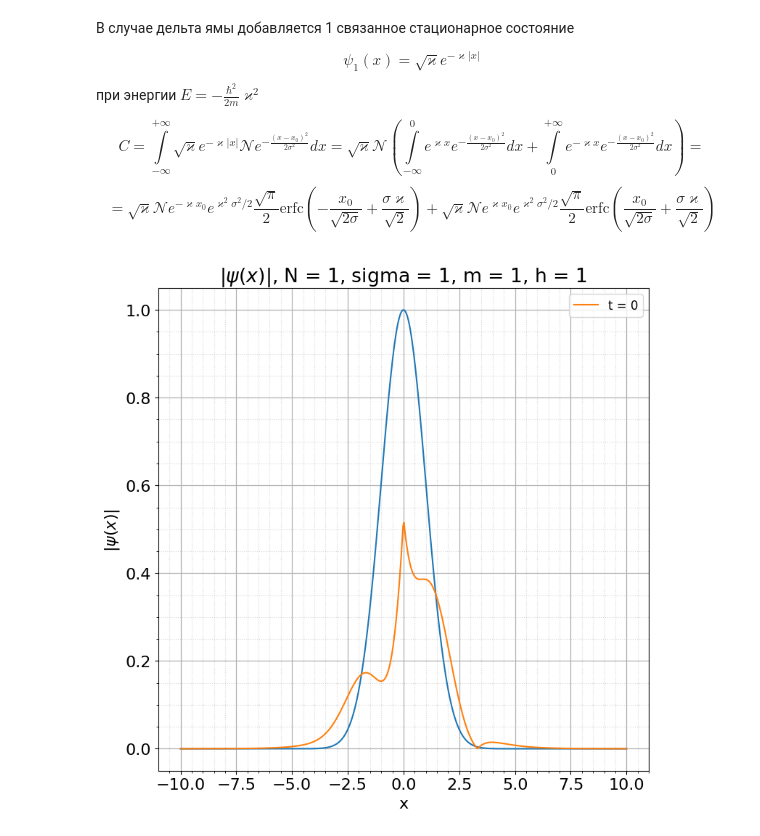
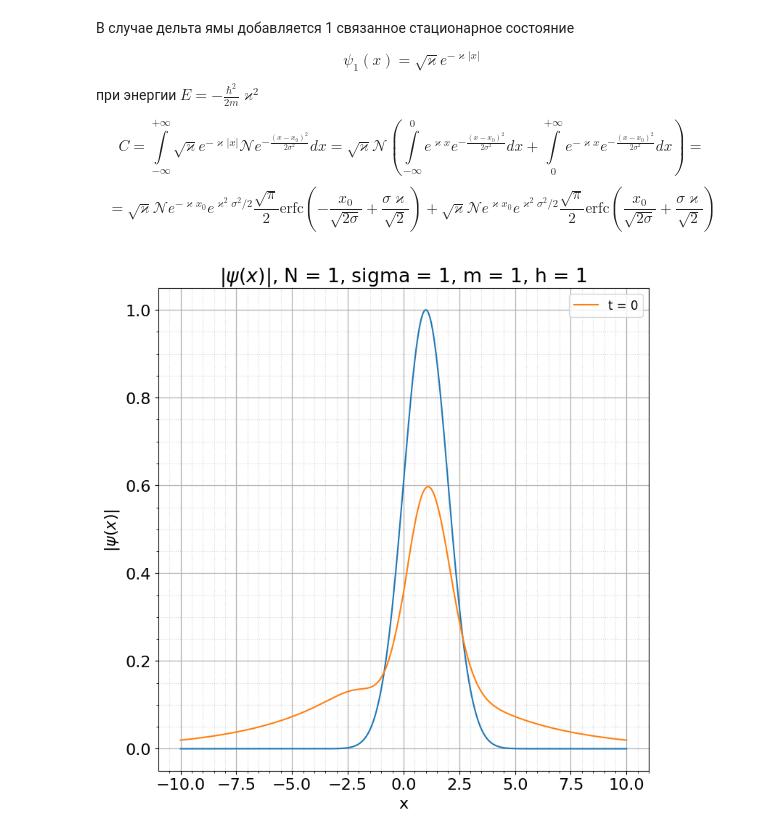
Before and after one commit to Panterrich/QuantumMechanics, a Jupyter notebook: task4.ipynb, the cells around one changed output. Cells and saved outputs as stored; diff of their text form; code cells hidden in the pictures.

```diff
--- a/task4.ipynb
+++ b/task4.ipynb
@@ -38,11 +40,13 @@ k, m, h, t = smp.symbols('k, m, h, t', real=True, positive=True)
 
 # psi_k = 1 / (smp.pi * (1 + kappa ** 2 / k ** 2)) ** 0.5 * (smp.cos(k * x) - kappa / k * smp.sin(k * x))
 # psi_0 = N * smp.exp(- (x - x0) ** 2 / 2 / sigma ** 2)
+# psi_1 = smp.sin(k * x)
+expr0 = smp.sin(k * (x + x0)) * smp.exp(- x ** 2 / 2 / sigma ** 2)
+expr1 = - smp.sin(k * (x + x0)) * smp.exp(- x ** 2 / 2 / sigma ** 2)
 # expr = psi_k * psi_0
-expr = smp.exp(- 1 / 2 * sigma ** 2 * k ** 2) * smp.sin(k * x0) * smp.exp(- smp.I * k ** 2 * h / 2 / m * t)
+# expr = smp.exp(- 1 / 2 * sigma ** 2 * k ** 2) * smp.sin(k * x0) * smp.exp(- smp.I * k ** 2 * h / 2 / m * t)
 # expr = smp.exp(- 1 / 2 * sigma ** 2 * k ** 2) / (1 + kappa ** 2 / k ** 2) * (smp.cos(k * x0) - kappa / k * smp.sin(k * x0)) * (smp.cos(k * x) - kappa / k * smp.sin(k * x)) * smp.exp(- smp.I * k ** 2 * h / 2 / m * t)
 
-
-res = smp.integrate(expr, (k, -smp.oo, smp.oo)).simplify()
+res = smp.integrate(expr0, (x, -x0, smp.oo)).simplify() + smp.integrate(expr1, (x, -smp.oo, -x0)).simplify()
 res
 # %% [output]
@@ -56,35 +60,3 @@ $$ \psi_1(x) = \sqrt{\varkappa} e^{-\varkappa |x|}$$
 
 $$C = \int \limits_{-\infty}^{+\infty}\sqrt{\varkappa} e^{-\varkappa |x|} \mathcal{N} e^{-\frac{(x - x_0)^2}{2 \sigma^2}} dx = \sqrt{\varkappa} \mathcal{N} \left(\int \limits_{-\infty}^{0} e^{\varkappa x}  e^{-\frac{(x - x_0)^2}{2 \sigma^2}} dx + \int \limits_{0}^{+\infty} e^{-\varkappa x}  e^{-\frac{(x-x_0)^2}{2 \sigma^2}} dx \right) = $$
 $$ = \sqrt{\varkappa} \mathcal{N} e^{-\varkappa x_0} e^{\varkappa^2 \sigma^2/2} \frac{\sqrt{\pi}}{2} \text{erfc}\left(-\frac{x_0}{\sqrt{2\sigma}} + \frac{\sigma \varkappa}{\sqrt{2}}\right) + \sqrt{\varkappa} \mathcal{N} e^{\varkappa x_0} e^{\varkappa^2 \sigma^2/2} \frac{\sqrt{\pi}}{2} \text{erfc}\left(\frac{x_0}{\sqrt{2\sigma}} + \frac{\sigma \varkappa}{\sqrt{2}}\right)$$
-# %%
-def psi_0(x, N = 1, sigma = 1):
-    return N * np.exp(- x ** 2 / (2 * sigma ** 2))
-
-def psi_1(x, x_0 = 0, kappa = 1):
-    return kappa ** 0.5 * np.exp(-kappa * np.abs(x))
-
-def expr(k, x, t, x_0 = 0, kappa = 1, m = 1, h = 1, N = 1, sigma = 1):
-    return np.exp(- 1 / 2 * sigma ** 2 * k ** 2) / (1 + kappa ** 2 / k ** 2) * (np.cos(k * x_0) - kappa / k * np.sin(k * x_0)) * (np.cos(k * x) - kappa / k * np.sin(k * x)) * np.exp(-1j * k ** 2 * h / 2 / m * t)
-
-
-def psi_k(x, t, x_0 = 0, kappa = 1, m = 1, h = 1, N = 1, sigma = 1):
-    return 2 * scipy.integrate.quad(expr, 0.001, 10, args = (x, t, x_0, kappa, m, h, N, sigma))
-
-def integral(x, t, x_0 = 0, kappa = 1, m = 1, h = 1, N = 1, sigma = 1):
-    def real_func(k, x, t, x_0 = 0, kappa = 1, m = 1, h = 1, N = 1, sigma = 1):
-        return np.real(expr(k, x, t, x_0, kappa, m, h, N, sigma))
-    def imag_func(k, x, t, x_0 = 0, kappa = 1, m = 1, h = 1, N = 1, sigma = 1):
-        return np.imag(expr(k, x, t, x_0, kappa, m, h, N, sigma))
-    a = 0.001
-    b = 10
-    real_integral = integrate.quad(real_func, a, b, args=(x, t, x_0, kappa, m, h, N, sigma))
-    imag_integral = integrate.quad(imag_func, a, b, args=(x, t, x_0, kappa, m, h, N, sigma))
-    return real_integral[0] + 1j*imag_integral[0]
-
-def CoeffBoundState(x_0 = 0, kappa = 1, N = 1, sigma = 1):
-    return np.pi ** 0.5 / 2 * kappa ** 0.5 * N * np.exp(kappa ** 2 * sigma ** 2 / 2) * \
-          (np.exp( kappa * x_0) * math.erfc( x_0 / (2 * sigma) ** 0.5 + sigma * kappa / 2 ** 0.5) + \
-           np.exp(-kappa * x_0) * math.erfc(-x_0 / (2 * sigma) ** 0.5 + sigma * kappa / 2 ** 0.5))
-
-def psi(x, t, x_0 = 0, kappa = 1, m = 1, h = 1, N = 1, sigma = 1):
-    return integral(x, t, x_0, kappa) + CoeffBoundState(x_0, kappa, N, sigma) * psi_1(x, x_0, kappa) * np.exp(-1j * h * kappa ** 2 / (2 * m) * t)
@@ -91,31 +160,31 @@ def psi(x, t, x_0 = 0, kappa = 1, m = 1, h = 1, N = 1, sigma = 1):
 # %%
 mpl.rcParams['font.size'] = 16                   # Управление стилем, в данном случаем - размером шрифта
 plt.figure(figsize = (8,8), facecolor = "white") # Создаем фигуру
 
 # Подписываем оси и график
 plt.title(r'$|\psi(x)|$, N = 1, sigma = 1, m = 1, h = 1')
 plt.ylabel(r'$|\psi(x)|$')
 plt.xlabel(r"x")
 
 x = np.linspace(-10, 10, 500)
-plt.plot(x, psi_0(x))
+plt.plot(x, psi_0(x, 1))
 
 res = []
 
 for i in x:
-    res.append(np.abs(psi(i, 0, 1, 1)))
+    res.append(np.abs(psi(i, 0, 1, 0.25, sigma = 2)))
 
 plt.plot(x, res, label='t = 0')
 # plt.plot(x, np.abs(psi(x, 1, 1, 10)), label='t = 1')
 # plt.plot(x, np.abs(psi(x, 2, 1, 10)), label='t = 2')
 # plt.plot(x, np.abs(psi(x, 3, 1, 10)), label='t = 3')
 
 plt.grid(visible = True, which = 'major', axis = 'both', alpha = 1, linewidth = 0.9)   # Активируем сетку
 plt.grid(visible = True, which = 'minor', axis = 'both', alpha = 0.5, linestyle = ':')
 
 plt.minorticks_on()
 plt.tight_layout()
 plt.legend(loc='best', fontsize = 12) # Активируем легенду графика
 plt.show()
 # %% [output]
-[figure, old version]
+[figure, new version]
```
Also changed, not shown: parts of 5 cells of this notebook.
